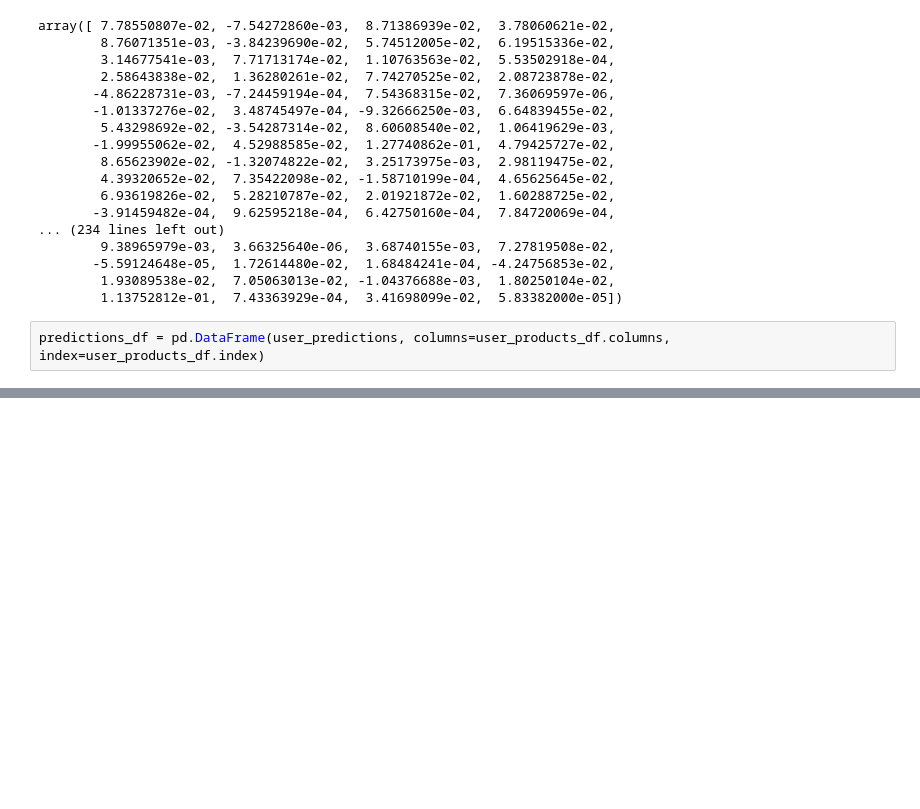
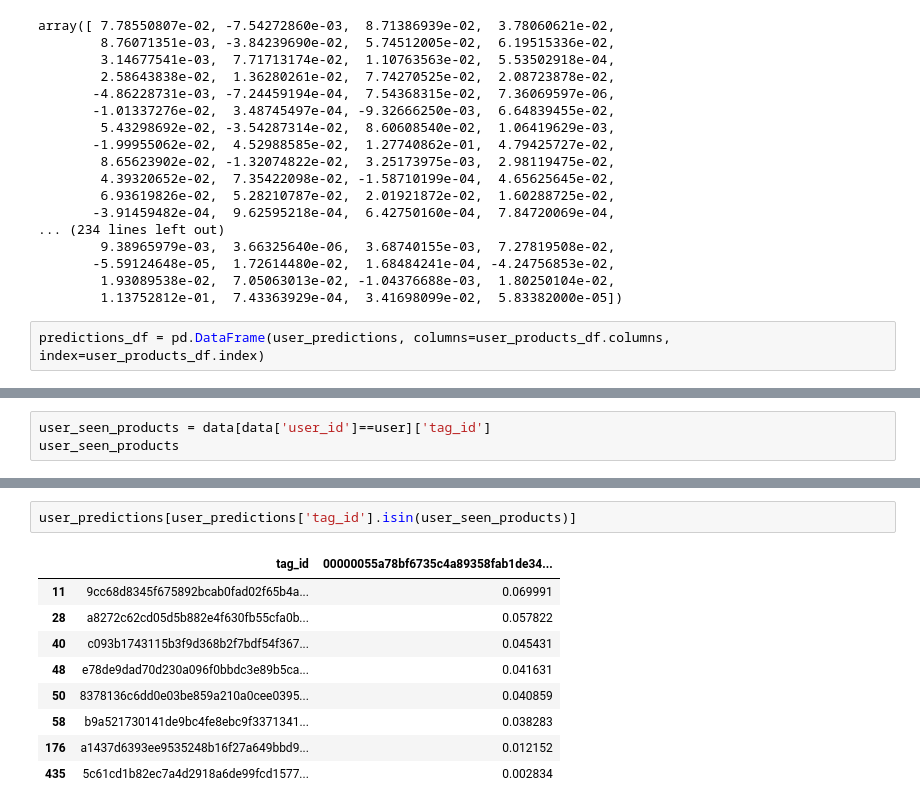
Before and after one commit to hjlopes/collaborative-filtering, a Jupyter notebook: notebooks/eda.ipynb, the cells around one changed output, grey strips where cells are left out. Cells and saved outputs as stored; diff of their text form; blank space fills up the shorter version.

```diff
--- a/notebooks/eda.ipynb
+++ b/notebooks/eda.ipynb
@@ -205,0 +246,3 @@ predictions_df = pd.DataFrame(user_predictions, columns=user_products_df.columns
+# %%
+user_seen_products = data[data['user_id']==user]['tag_id']
+user_seen_products
@@ -205,0 +260,12 @@ predictions_df = pd.DataFrame(user_predictions, columns=user_products_df.columns
+# %%
+user_predictions[user_predictions['tag_id'].isin(user_seen_products)]
+# %% [output]
+|  | tag_id | 00000055a78bf6735c4a89358fab1de34... |
+| 11 | 9cc68d8345f675892bcab0fad02f65b4a... | 0.069991 |
+| 28 | a8272c62cd05d5b882e4f630fb55cfa0b... | 0.057822 |
+| 40 | c093b1743115b3f9d368b2f7bdf54f367... | 0.045431 |
+| 48 | e78de9dad70d230a096f0bbdc3e89b5ca... | 0.041631 |
+| 50 | 8378136c6dd0e03be859a210a0cee0395... | 0.040859 |
+| 58 | b9a521730141de9bc4fe8ebc9f3371341... | 0.038283 |
+| 176 | a1437d6393ee9535248b16f27a649bbd9... | 0.012152 |
+| 435 | 5c61cd1b82ec7a4d2918a6de99fcd1577... | 0.002834 |
```
Also changed, not shown: parts of 11 cells of this notebook.
